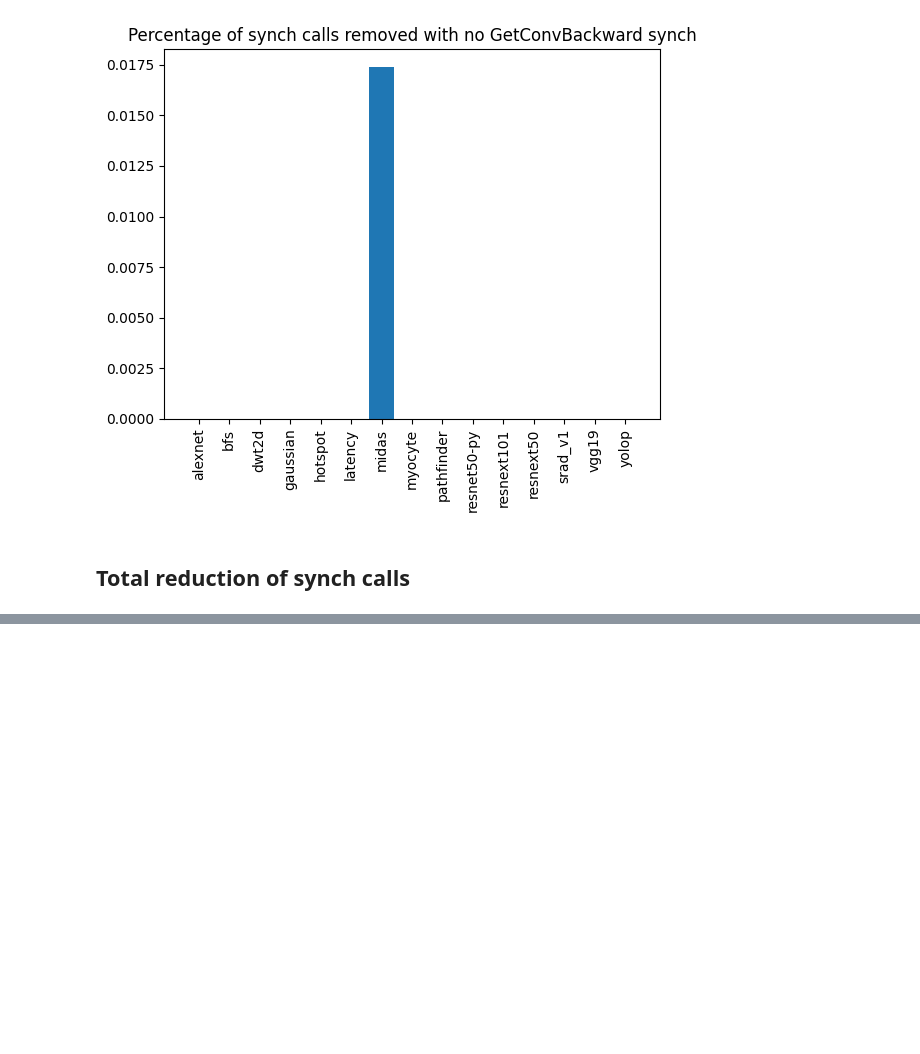
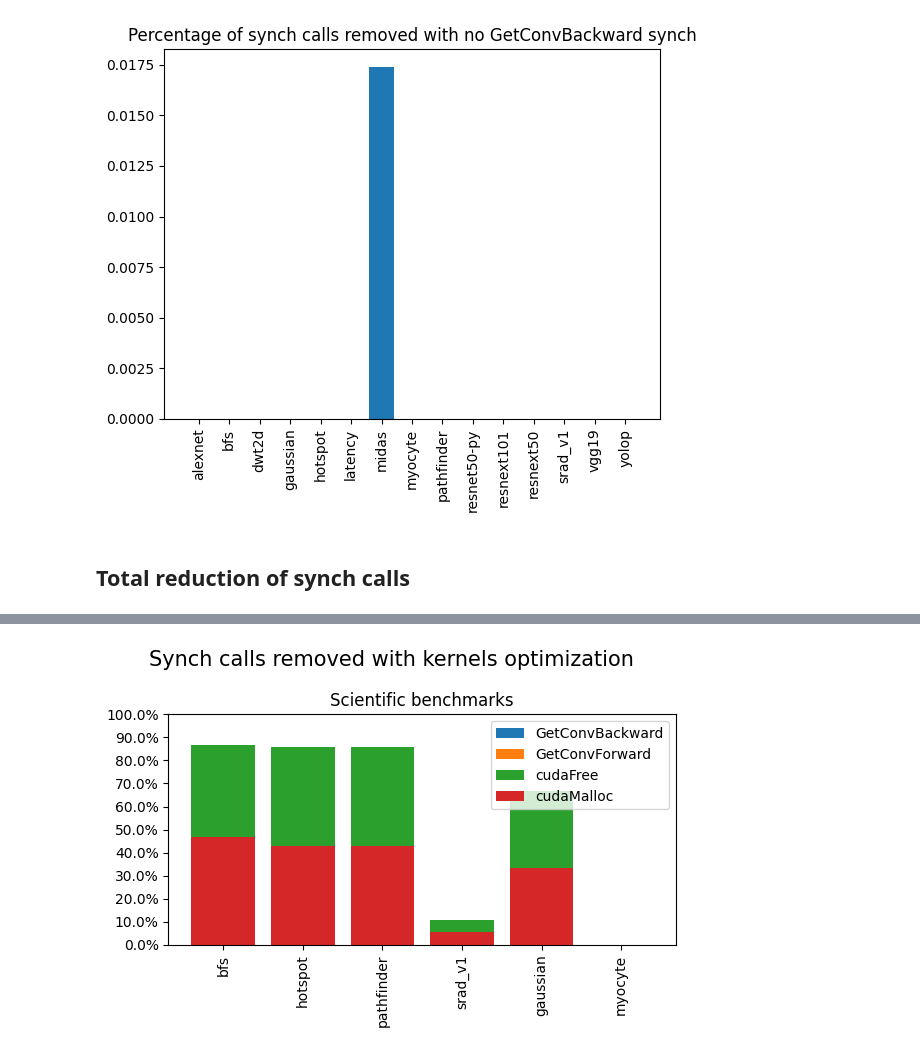
Before and after one commit to spcl/gpuless-thesis, a Jupyter notebook: optimistic-execution-analysis/analysis.ipynb, the cells around one changed output, grey strips where cells are left out. Saved outputs shown, nothing was run; the diff lists cells and outputs as text; code cells hidden in the pictures; blank space fills up the shorter version.

```diff
--- a/optimistic-execution-analysis/analysis.ipynb
+++ b/optimistic-execution-analysis/analysis.ipynb
@@ -616,0 +651,38 @@ plt.show()
+# %%
+cudaMalloc_removed_synch_percentage = percentage_removed_sync_calls(df, "cudaMalloc")
+cudaFree_removed_synch_percentage = percentage_removed_sync_calls(df, "cudaFree")
+backward_removed_synch_percentage = percentage_removed_sync_calls(df, "cudnnGetConvolutionBackwardDataAlgorithm_v7")
+forward_removed_synch_percentage = percentage_removed_sync_calls(df, "cudnnGetConvolutionForwardAlgorithm_v7")
+# %%
+scientific_benchmarks = ['bfs', 'hotspot', 'pathfinder', 'srad_v1', 'gaussian', 'myocyte']
+ml_benchmarks = ['alexnet', 'midas', 'resnet50-py', 'resnext101', 'vgg19', 'yolop']
+
+# figsize 12, 8
+plt.figure(figsize=(6, 4))
+plt.suptitle("Synch calls removed with kernels optimization", size=15)
+plt.title("Scientific benchmarks")
+# plt.bar(x, values, label="Total")
+# Do an additive bar plot
+values_1 = np.array([cudaMalloc_removed_synch_percentage[benchmark] for benchmark in scientific_benchmarks])
+values_2 = np.array([cudaFree_removed_synch_percentage[benchmark] for benchmark in scientific_benchmarks])
+values_3 = np.array([forward_removed_synch_percentage[benchmark] for benchmark in scientific_benchmarks])
+values_4 = np.array([backward_removed_synch_percentage[benchmark] for benchmark in scientific_benchmarks])
+keys = [benchmark for benchmark in scientific_benchmarks]
+x = np.arange(len(values_1))
+plt.bar(x, values_1 + values_2 + values_3 + values_4, label="GetConvBackward")
+plt.bar(x, values_1 + values_2 + values_3, label="GetConvForward")
+plt.bar(x, values_1 + values_2, label="cudaFree")
+plt.bar(x, values_1, label="cudaMalloc")
+plt.xticks(x, list(keys), rotation=90)
+# yticks are percentages
+plt.yticks(np.arange(0, 1.1, 0.1))
+ax = plt.gca()
+yvals = ax.get_yticks()
+ax.set_yticklabels(["{:,.1%}".format(y) for y in yvals], fontsize=10)
+
+
+plt.legend()
+plt.tight_layout()
+plt.savefig("synch_calls_removed_scientific_benchmarks.png", dpi=300)
+# %% [output]
+[figure, added]
```
Also changed, not shown: parts of 28 cells of this notebook, 8 other files.
